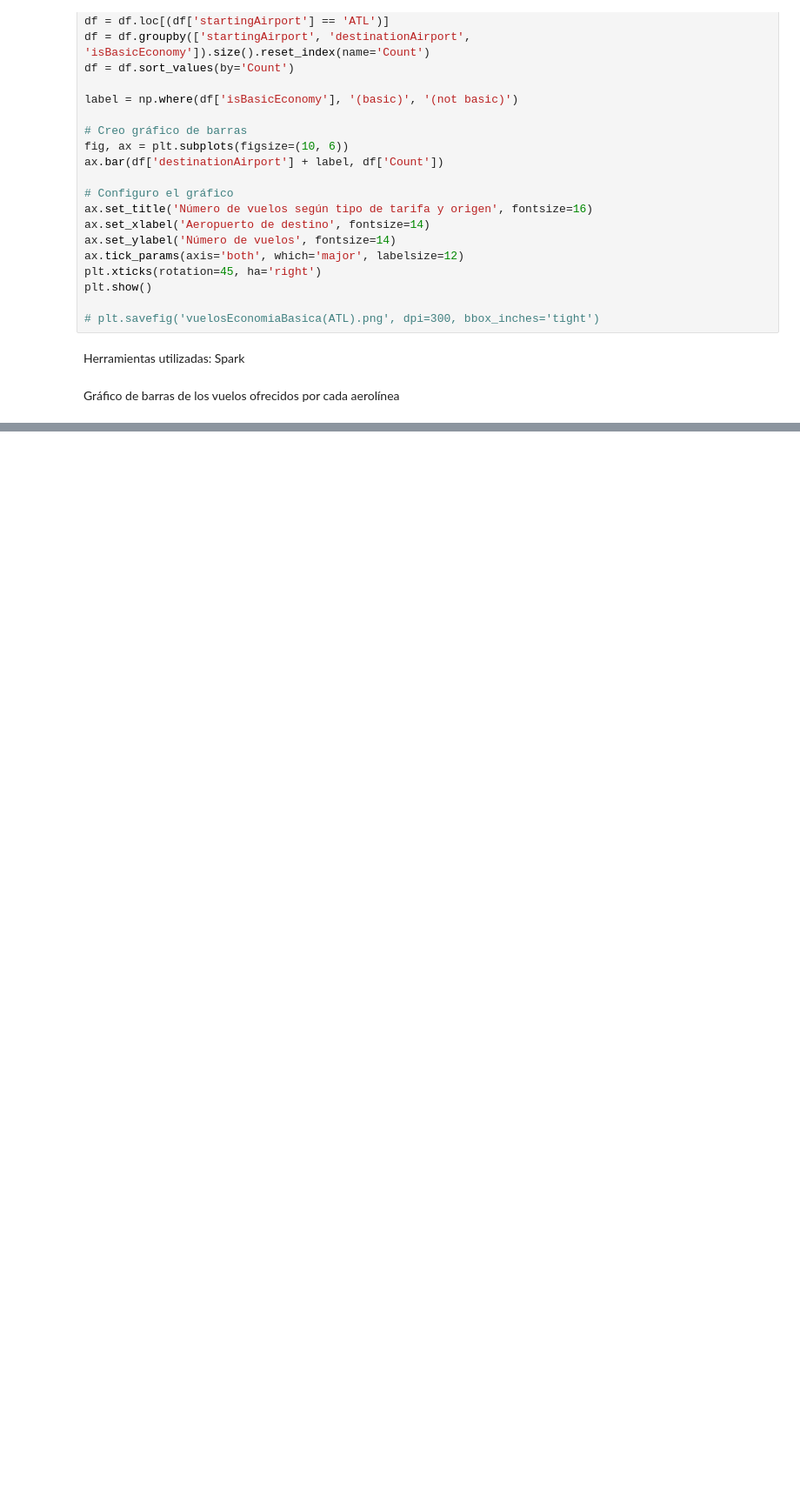
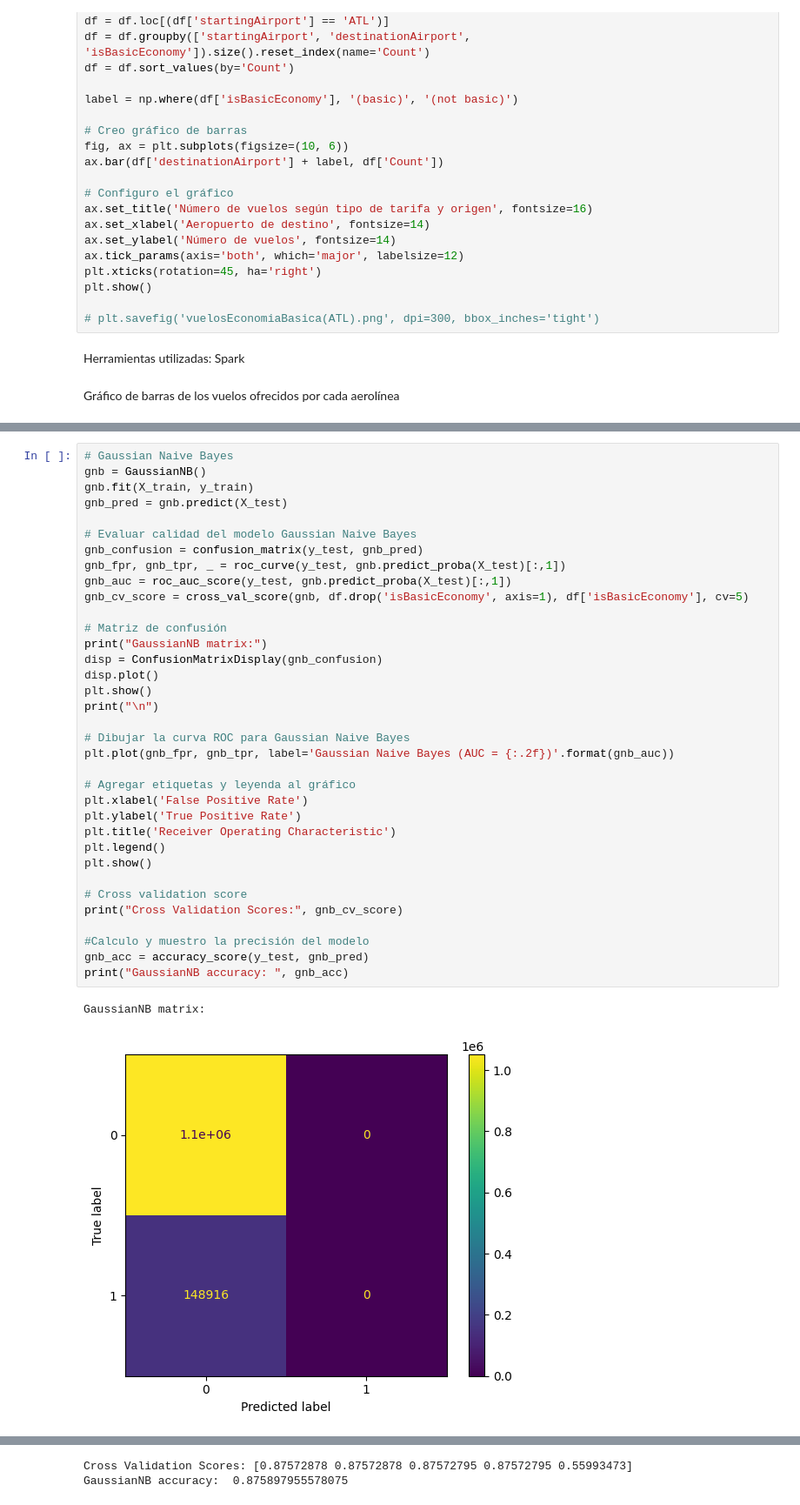
Before and after one commit to PRegi6/Min, a Jupyter notebook: Utils/codigoPablo.ipynb, the cells around one changed output, grey strips where cells are left out. Shown at 87% size. Drawn from its saved outputs; the diff is of its cells as text; blank space fills up the shorter version.

Commit message:
Script con metodos de clasificacion para predecir los vuelos de economia basica

```diff
--- a/Utils/codigoPablo.ipynb
+++ b/Utils/codigoPablo.ipynb
@@ -162,0 +199,38 @@ plt.show()
+# %%
+# Gaussian Naive Bayes
+gnb = GaussianNB()
+gnb.fit(X_train, y_train)
+gnb_pred = gnb.predict(X_test)
+
+# Evaluar calidad del modelo Gaussian Naive Bayes
+gnb_confusion = confusion_matrix(y_test, gnb_pred)
+gnb_fpr, gnb_tpr, _ = roc_curve(y_test, gnb.predict_proba(X_test)[:,1])
+gnb_auc = roc_auc_score(y_test, gnb.predict_proba(X_test)[:,1])
+gnb_cv_score = cross_val_score(gnb, df.drop('isBasicEconomy', axis=1), df['isBasicEconomy'], cv=5)
+
+# Matriz de confusión
+print("GaussianNB matrix:")
+disp = ConfusionMatrixDisplay(gnb_confusion)
+disp.plot()
+plt.show()
+print("\n")
+
+# Dibujar la curva ROC para Gaussian Naive Bayes
+plt.plot(gnb_fpr, gnb_tpr, label='Gaussian Naive Bayes (AUC = {:.2f})'.format(gnb_auc))
+
+# Agregar etiquetas y leyenda al gráfico
+plt.xlabel('False Positive Rate')
+plt.ylabel('True Positive Rate')
+plt.title('Receiver Operating Characteristic')
+plt.legend()
+plt.show()
+
+# Cross validation score
+print("Cross Validation Scores:", gnb_cv_score)
+
+#Calculo y muestro la precisión del modelo
+gnb_acc = accuracy_score(y_test, gnb_pred)
+print("GaussianNB accuracy: ", gnb_acc)
+# %% [output]
+GaussianNB matrix:
+[figure, added]
@@ -162,0 +238,2 @@ plt.show()
+Cross Validation Scores: [0.87572878 0.87572878 0.87572795 0.87572795 0.55993473]
+GaussianNB accuracy:  0.875897955578075
```
Also changed, not shown: parts of 9 cells of this notebook.
